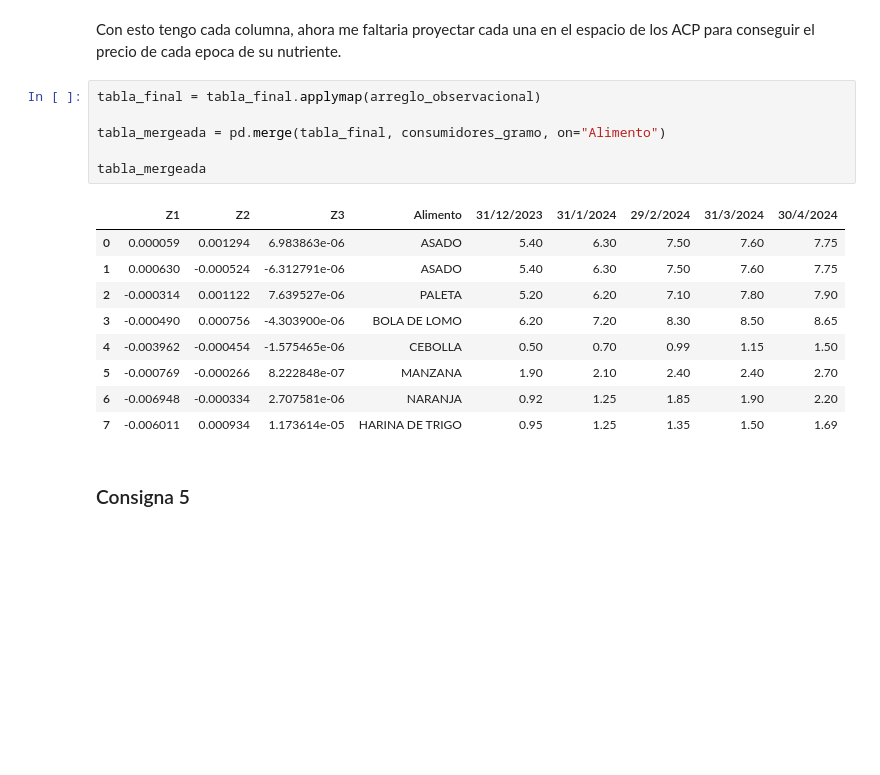
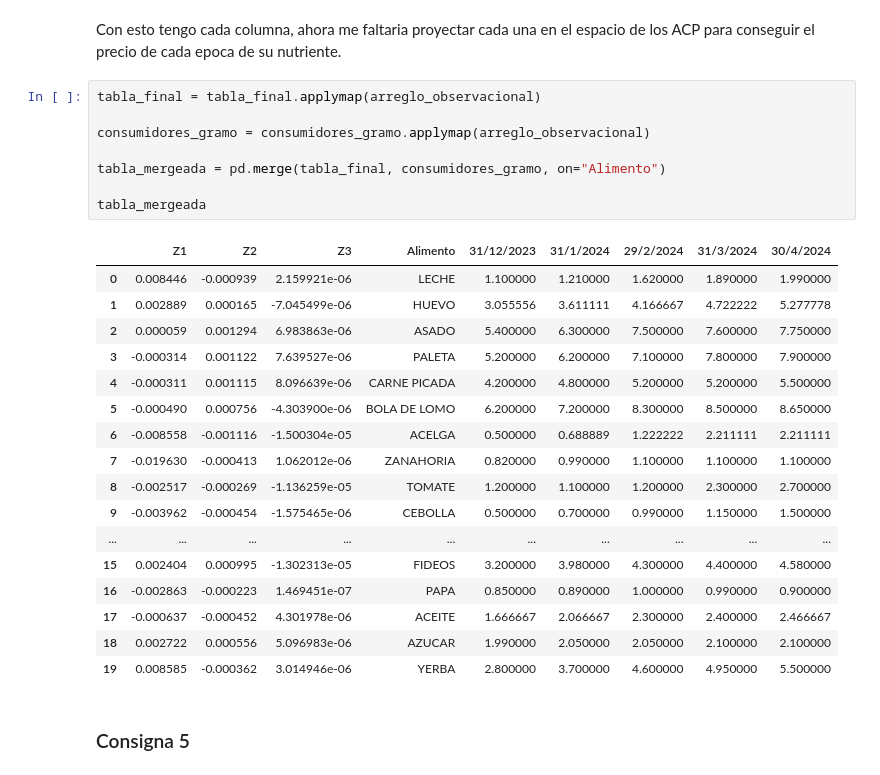
Before and after one commit to iggallardo-uba/ALC-TP2, a Jupyter notebook: Grupo-GR18.ipynb, the cells around one changed output. Cells and saved outputs as stored; diff of their text form; blank space fills up the shorter version.

```diff
--- a/Grupo-GR18.ipynb
+++ b/Grupo-GR18.ipynb
@@ -315,20 +315,30 @@ consumidores_gramo
 Con esto tengo cada columna, ahora me faltaria proyectar cada una en el espacio de los ACP para conseguir el precio de cada epoca de su nutriente.
 # %%
 tabla_final = tabla_final.applymap(arreglo_observacional)
+
+consumidores_gramo = consumidores_gramo.applymap(arreglo_observacional)
 
 tabla_mergeada = pd.merge(tabla_final, consumidores_gramo, on="Alimento")
 
 tabla_mergeada
 # %% [output]
 |  | Z1 | Z2 | Z3 | Alimento | 31/12/2023 | 31/1/2024 | 29/2/2024 | 31/3/2024 | 30/4/2024 |
-| 0 | 0.000059 | 0.001294 | 6.983863e-06 | ASADO | 5.40 | 6.30 | 7.50 | 7.60 | 7.75 |
-| 1 | 0.000630 | -0.000524 | -6.312791e-06 | ASADO | 5.40 | 6.30 | 7.50 | 7.60 | 7.75 |
-| 2 | -0.000314 | 0.001122 | 7.639527e-06 | PALETA | 5.20 | 6.20 | 7.10 | 7.80 | 7.90 |
-| 3 | -0.000490 | 0.000756 | -4.303900e-06 | BOLA DE LOMO | 6.20 | 7.20 | 8.30 | 8.50 | 8.65 |
-| 4 | -0.003962 | -0.000454 | -1.575465e-06 | CEBOLLA | 0.50 | 0.70 | 0.99 | 1.15 | 1.50 |
-| 5 | -0.000769 | -0.000266 | 8.222848e-07 | MANZANA | 1.90 | 2.10 | 2.40 | 2.40 | 2.70 |
-| 6 | -0.006948 | -0.000334 | 2.707581e-06 | NARANJA | 0.92 | 1.25 | 1.85 | 1.90 | 2.20 |
-| 7 | -0.006011 | 0.000934 | 1.173614e-05 | HARINA DE TRIGO | 0.95 | 1.25 | 1.35 | 1.50 | 1.69 |
+| 0 | 0.008446 | -0.000939 | 2.159921e-06 | LECHE | 1.100000 | 1.210000 | 1.620000 | 1.890000 | 1.990000 |
+| 1 | 0.002889 | 0.000165 | -7.045499e-06 | HUEVO | 3.055556 | 3.611111 | 4.166667 | 4.722222 | 5.277778 |
+| 2 | 0.000059 | 0.001294 | 6.983863e-06 | ASADO | 5.400000 | 6.300000 | 7.500000 | 7.600000 | 7.750000 |
+| 3 | -0.000314 | 0.001122 | 7.639527e-06 | PALETA | 5.200000 | 6.200000 | 7.100000 | 7.800000 | 7.900000 |
+| 4 | -0.000311 | 0.001115 | 8.096639e-06 | CARNE PICADA | 4.200000 | 4.800000 | 5.200000 | 5.200000 | 5.500000 |
+| 5 | -0.000490 | 0.000756 | -4.303900e-06 | BOLA DE LOMO | 6.200000 | 7.200000 | 8.300000 | 8.500000 | 8.650000 |
+| 6 | -0.008558 | -0.001116 | -1.500304e-05 | ACELGA | 0.500000 | 0.688889 | 1.222222 | 2.211111 | 2.211111 |
+| 7 | -0.019630 | -0.000413 | 1.062012e-06 | ZANAHORIA | 0.820000 | 0.990000 | 1.100000 | 1.100000 | 1.100000 |
+| 8 | -0.002517 | -0.000269 | -1.136259e-05 | TOMATE | 1.200000 | 1.100000 | 1.200000 | 2.300000 | 2.700000 |
+| 9 | -0.003962 | -0.000454 | -1.575465e-06 | CEBOLLA | 0.500000 | 0.700000 | 0.990000 | 1.150000 | 1.500000 |
+| ... | ... | ... | ... | ... | ... | ... | ... | ... | ... |
+| 15 | 0.002404 | 0.000995 | -1.302313e-05 | FIDEOS | 3.200000 | 3.980000 | 4.300000 | 4.400000 | 4.580000 |
+| 16 | -0.002863 | -0.000223 | 1.469451e-07 | PAPA | 0.850000 | 0.890000 | 1.000000 | 0.990000 | 0.900000 |
+| 17 | -0.000637 | -0.000452 | 4.301978e-06 | ACEITE | 1.666667 | 2.066667 | 2.300000 | 2.400000 | 2.466667 |
+| 18 | 0.002722 | 0.000556 | 5.096983e-06 | AZUCAR | 1.990000 | 2.050000 | 2.050000 | 2.100000 | 2.100000 |
+| 19 | 0.008585 | -0.000362 | 3.014946e-06 | YERBA | 2.800000 | 3.700000 | 4.600000 | 4.950000 | 5.500000 |
 # %% [markdown]
 ### Consigna 5
 # %% [markdown]
```
Also changed, not shown: parts of 32 cells of this notebook, 1 other file.
